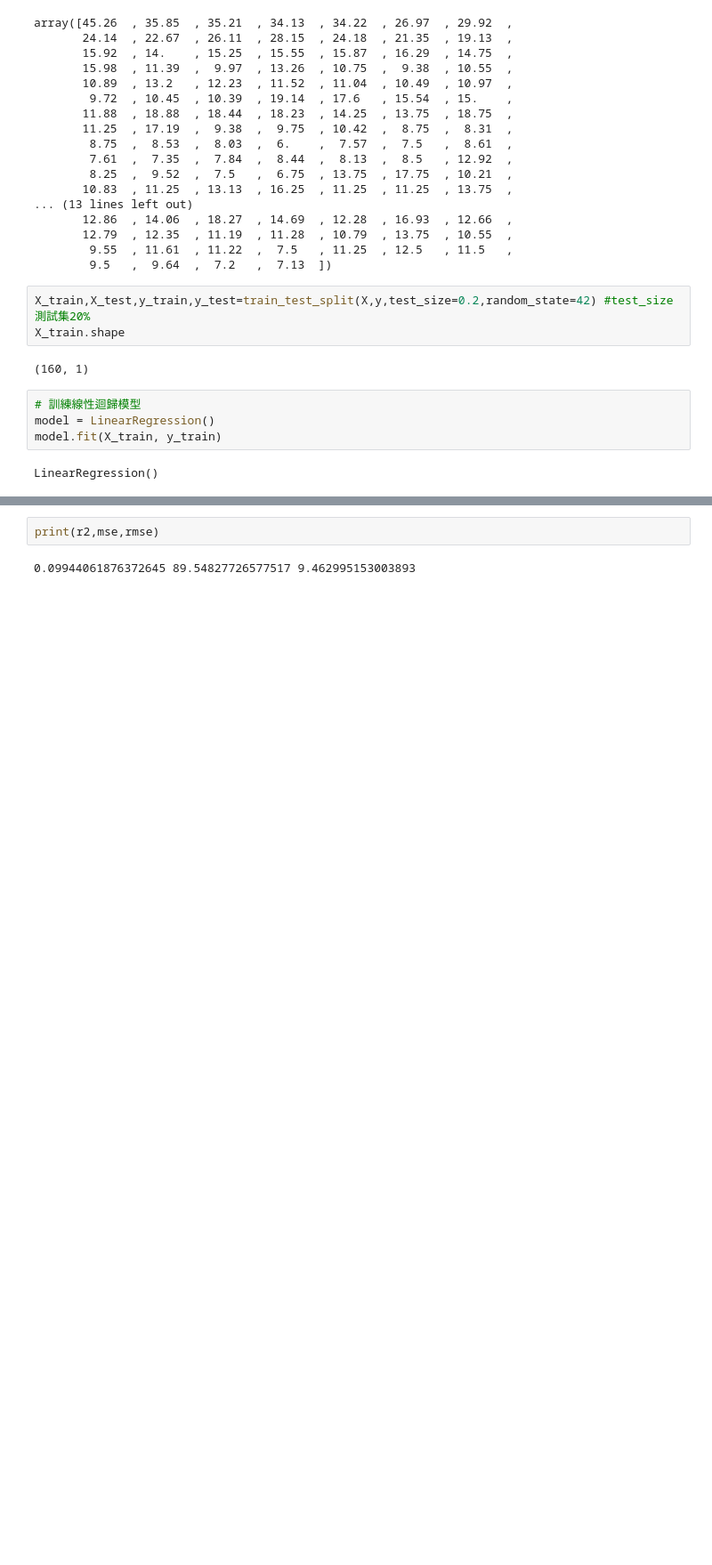
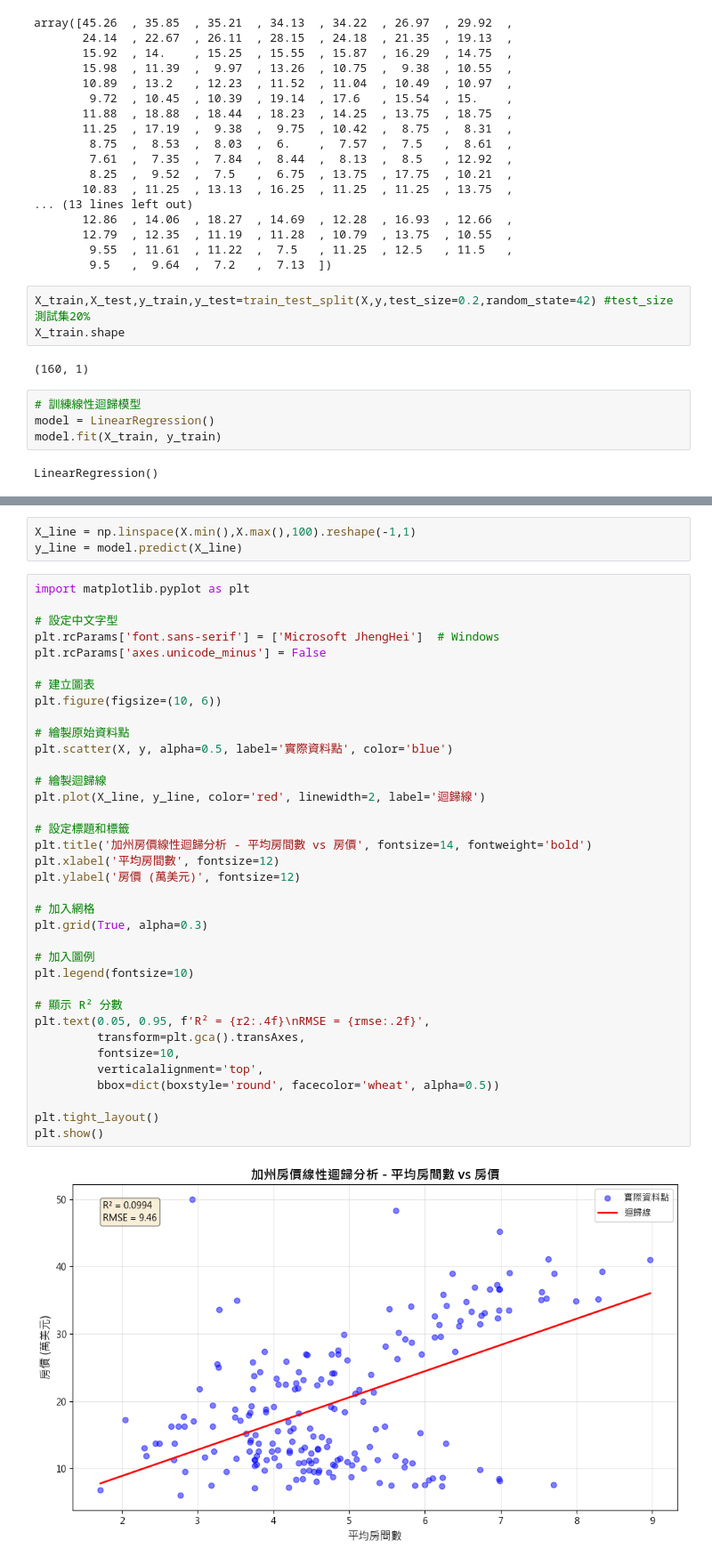
Before and after one commit to JFL94/pythonweb, a Jupyter notebook: lesson8/regression.ipynb, the cells around one changed output, grey strips where cells are left out. Shown: that part at 89% size. Saved outputs shown, nothing was run; the diff lists cells and outputs as text; blank space fills up the shorter version.

```diff
--- a/lesson8/regression.ipynb
+++ b/lesson8/regression.ipynb
@@ -116,4 +123,41 @@ rmse = np.sqrt(mse)
 # %%
-print(r2,mse,rmse)
+X_line = np.linspace(X.min(),X.max(),100).reshape(-1,1)
+y_line = model.predict(X_line)
-# %% [output]
-0.09944061876372645 89.54827726577517 9.462995153003893
+# %%
+import matplotlib.pyplot as plt
+
+# 設定中文字型
+plt.rcParams['font.sans-serif'] = ['Microsoft JhengHei']  # Windows
+plt.rcParams['axes.unicode_minus'] = False
+
+# 建立圖表
+plt.figure(figsize=(10, 6))
+
+# 繪製原始資料點
+plt.scatter(X, y, alpha=0.5, label='實際資料點', color='blue')
+
+# 繪製迴歸線
+plt.plot(X_line, y_line, color='red', linewidth=2, label='迴歸線')
+
+# 設定標題和標籤
+plt.title('加州房價線性迴歸分析 - 平均房間數 vs 房價', fontsize=14, fontweight='bold')
+plt.xlabel('平均房間數', fontsize=12)
+plt.ylabel('房價 (萬美元)', fontsize=12)
+
+# 加入網格
+plt.grid(True, alpha=0.3)
+
+# 加入圖例
+plt.legend(fontsize=10)
+
+# 顯示 R² 分數
+plt.text(0.05, 0.95, f'R² = {r2:.4f}\nRMSE = {rmse:.2f}',
+         transform=plt.gca().transAxes,
+         fontsize=10,
+         verticalalignment='top',
+         bbox=dict(boxstyle='round', facecolor='wheat', alpha=0.5))
+
+plt.tight_layout()
+plt.show()
+# %% [output]
+[figure, added]
```
Also changed, not shown: parts of 6 cells of this notebook, 2 other files.
